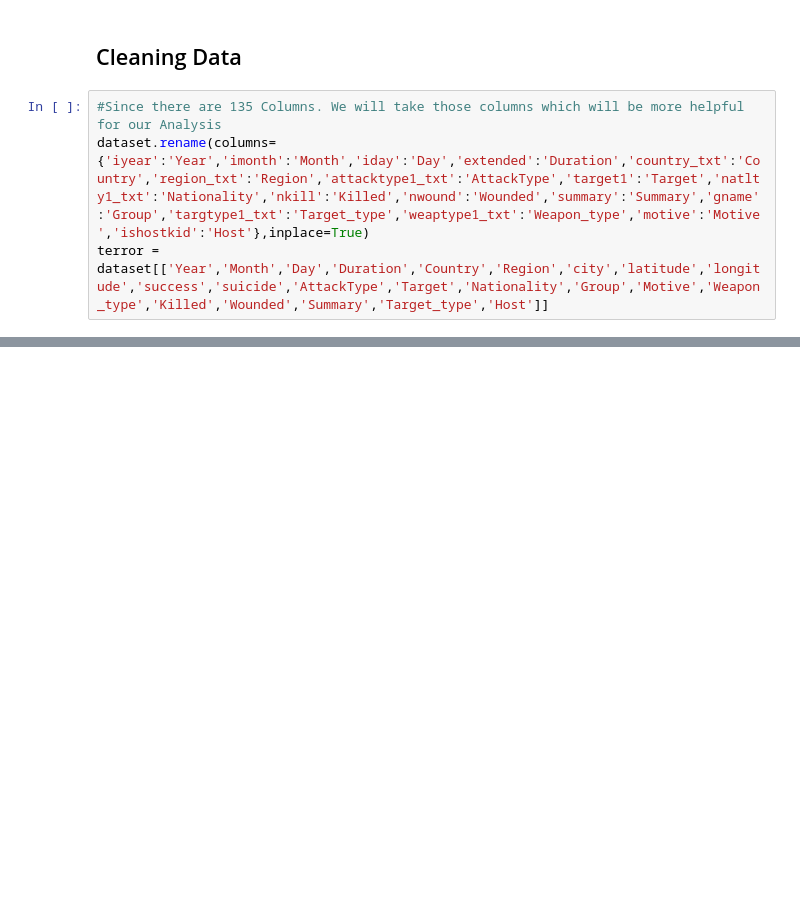
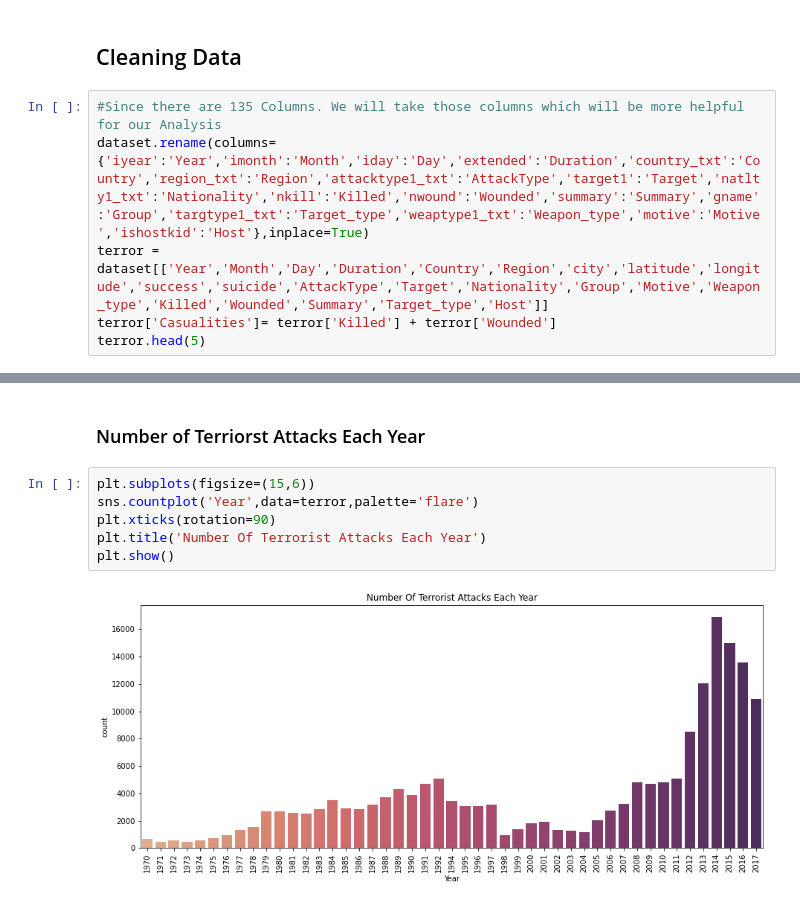
Before and after one commit to Akshitbagri/TSF-GRIP-Data-Science-Business-Analytics, a Jupyter notebook: Exploratory Data Analysis - Terrorism/Analysis.ipynb, the cells around one changed output, grey strips where cells are left out. Saved outputs shown, nothing was run; the diff lists cells and outputs as text; blank space fills up the shorter version.

```diff
--- a/Exploratory Data Analysis - Terrorism/Analysis.ipynb
+++ b/Exploratory Data Analysis - Terrorism/Analysis.ipynb
@@ -41,3 +41,5 @@ Index(['eventid', 'iyear', 'imonth', 'iday', 'approxdate', 'extended',
 #Since there are 135 Columns. We will take those columns which will be more helpful for our Analysis
 dataset.rename(columns={'iyear':'Year','imonth':'Month','iday':'Day','extended':'Duration','country_txt':'Country','region_txt':'Region','attacktype1_txt':'AttackType','target1':'Target','natlty1_txt':'Nationality','nkill':'Killed','nwound':'Wounded','summary':'Summary','gname':'Group','targtype1_txt':'Target_type','weaptype1_txt':'Weapon_type','motive':'Motive','ishostkid':'Host'},inplace=True)
 terror = dataset[['Year','Month','Day','Duration','Country','Region','city','latitude','longitude','success','suicide','AttackType','Target','Nationality','Group','Motive','Weapon_type','Killed','Wounded','Summary','Target_type','Host']]
+terror['Casualities']= terror['Killed'] + terror['Wounded']
+terror.head(5)
@@ -43,0 +89,10 @@ terror = dataset[['Year','Month','Day','Duration','Country','Region','city','lat
+# %% [markdown]
+### Number of Terriorst Attacks Each Year
+# %%
+plt.subplots(figsize=(15,6))
+sns.countplot('Year',data=terror,palette='flare')
+plt.xticks(rotation=90)
+plt.title('Number Of Terrorist Attacks Each Year')
+plt.show()
+# %% [output]
+[figure, added]
```
Also changed, not shown: parts of 10 cells of this notebook.
